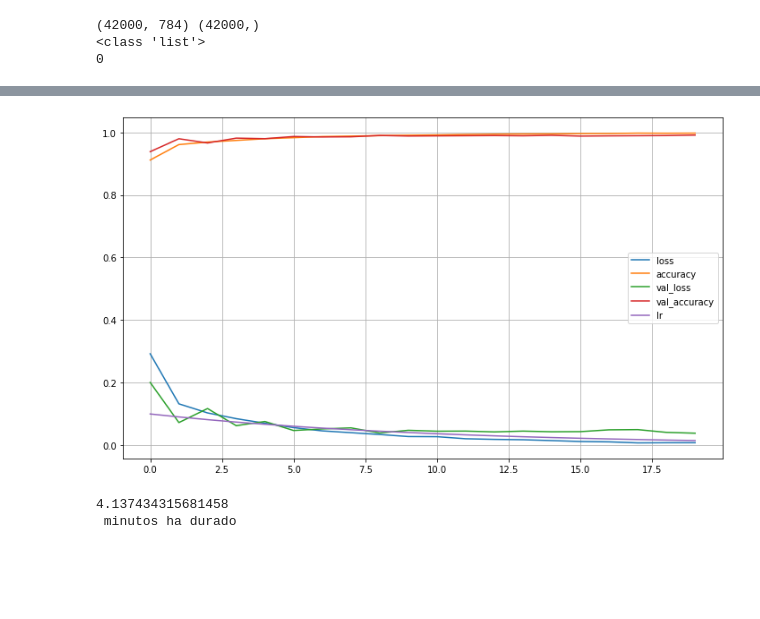
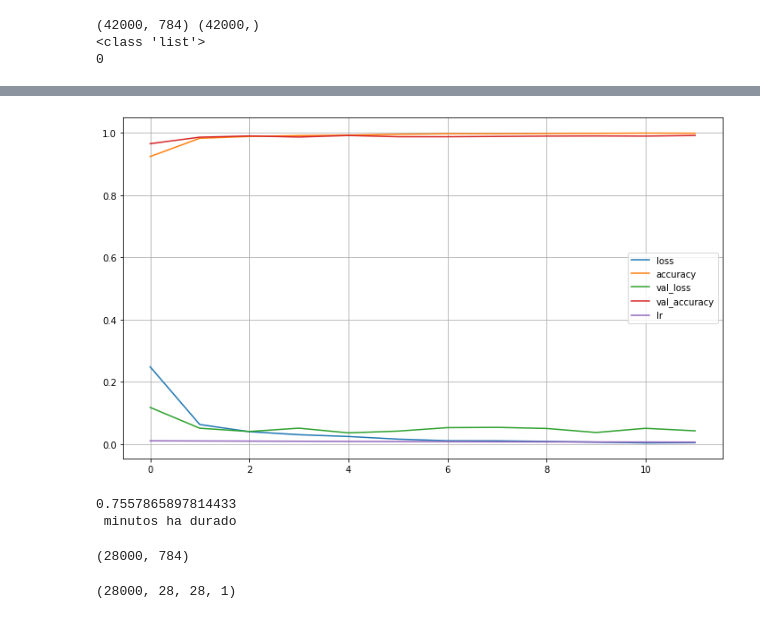
Before and after one commit to Anlu-Chen/Digit_recognizer, a Jupyter notebook: Digit_recognizer.ipynb, the cells around one changed output, grey strips where cells are left out. Saved outputs shown, nothing was run; the diff lists cells and outputs as text; code cells hidden in the pictures; blank space fills up the shorter version.

```diff
--- a/Digit_recognizer.ipynb
+++ b/Digit_recognizer.ipynb
@@ -34,16 +34,17 @@ numeros_random = np.array(numeros) #pasar la lista a vector
 <class 'list'>
 0
 # %%
-train_data= data_images[numeros_random[0:38000],:]
-train_number= data_number[numeros_random[0:38000]]
-test_data= data_images[numeros_random[38000:42000],:]
-test_number=data_number[numeros_random[38000:42000]]
+train_data= data_images[numeros_random[0:40000],:]
+train_number= data_number[numeros_random[0:40000]]
+test_data= data_images[numeros_random[40000:42000],:]
+test_number=data_number[numeros_random[40000:42000]]
 print(train_data.shape,
       train_number.shape,
       test_data.shape,
       test_number.shape)
-example = np.reshape(train_data,(38000,28,28))
+example = np.reshape(train_data,(40000,28,28))
 plt.imshow(np.asarray(example[12]),cmap='gray')
 plt.colorbar()
 plt.show()
+print(train_number[12])
 # %% [output]
@@ -52,74 +67,77 @@ plt.show()
 # %%
-train_images0 = np.reshape(train_data,(38000,28,28,1))
+train_images0 = np.reshape(train_data,(40000,28,28,1))
 train_images = train_images0/255.0
-test_images0 = np.reshape(test_data,(4000,28,28,1))
+test_images0 = np.reshape(test_data,(2000,28,28,1))
 test_images = test_images0/255.0
 # %%
-
 # Entrenamiento de red CNN.
 tic=time.time()
 
 model = tf.keras.models.Sequential([
-        tf.keras.layers.Conv2D(32, kernel_size=(2,2),input_shape=train_images[0].shape),
-        tf.keras.layers.BatchNormalization(),
+        tf.keras.layers.Conv2D(32, kernel_size=(5,5),padding = 'same', input_shape=train_images[0].shape),
+        #tf.keras.layers.BatchNormalization(),
         tf.keras.layers.Activation('elu'),
         tf.keras.layers.MaxPooling2D(2,2),
-        tf.keras.layers.Conv2D(64, kernel_size=(2,2)),
-        tf.keras.layers.BatchNormalization(),
+        tf.keras.layers.Conv2D(32, kernel_size=(5,5), padding = 'same' ),
+        #tf.keras.layers.BatchNormalization(),
         tf.keras.layers.Activation('elu'),
         tf.keras.layers.MaxPooling2D(2,2),
-        tf.keras.layers.Conv2D(128, kernel_size=(2,2)),
-        tf.keras.layers.BatchNormalization(),
+        tf.keras.layers.Conv2D(64, kernel_size=(3,3), padding = 'same' ),
+        #tf.keras.layers.BatchNormalization(),
+        tf.keras.layers.Activation('elu'),
+        tf.keras.layers.MaxPooling2D(2,2),
+        tf.keras.layers.Conv2D(128, kernel_size=(2,2),padding = 'same'),
+        #tf.keras.layers.BatchNormalization(),
         tf.keras.layers.Activation('elu'),
         tf.keras.layers.MaxPooling2D(2,2),
         tf.keras.layers.Flatten(),
 
         tf.keras.layers.Dense(2048,kernel_initializer='random_normal',bias_initializer='zeros', use_bias=True),
-        tf.keras.layers.BatchNormalization(),
+        #tf.keras.layers.BatchNormalization(),
         tf.keras.layers.Activation('elu'),
         tf.keras.layers.Dense(1024, use_bias=True),
-        tf.keras.layers.BatchNormalization(),
+        #tf.keras.layers.BatchNormalization(),
         tf.keras.layers.Activation('elu'),
         tf.keras.layers.Dense(512, use_bias=True),
-        tf.keras.layers.BatchNormalization(),
+        #tf.keras.layers.BatchNormalization(),
         tf.keras.layers.Activation('elu'),
         tf.keras.layers.Dense(256, use_bias=True),
-        tf.keras.layers.BatchNormalization(),
+        #tf.keras.layers.BatchNormalization(),
         tf.keras.layers.Activation('elu'),
         tf.keras.layers.Dense(128, use_bias=True),
-        tf.keras.layers.BatchNormalization(),
+        #tf.keras.layers.BatchNormalization(),
         tf.keras.layers.Activation('elu'),
         tf.keras.layers.Dense(128, use_bias=True),
-        tf.keras.layers.BatchNormalization(),
+        #tf.keras.layers.BatchNormalization(),
         tf.keras.layers.Activation('elu'),
         tf.keras.layers.Dense(128, use_bias=True),
-        tf.keras.layers.BatchNormalization(),
+        #tf.keras.layers.BatchNormalization(),
         tf.keras.layers.Activation('elu'),
         tf.keras.layers.Dense(10, activation='softmax', use_bias=True)])
 ############################################################################
 # Compilamos el modelo
 # Definimos como va a ser el ratio de aprendizaje exponencial.
 
-opt=tf.keras.optimizers.SGD(momentum=0.9, nesterov=True, name='SGD')
+opt=tf.keras.optimizers.SGD(momentum=0.95, nesterov=True, name='SGD')
 model.compile(
     optimizer=opt,
     loss='sparse_categorical_crossentropy',
     metrics=['accuracy'])
 
-initial_learning_rate = 0.1
+initial_learning_rate = 0.01
 def lr_exp_decay(epoch, learning_rate):
-    k = 0.1
+    k = 0.05
     return initial_learning_rate * math.exp(-k*epoch)
 
 # Ajustamos el modelo.
 training_history = model.fit(
         train_images,
         train_number,
-        batch_size=20,
-        epochs=20,
+        batch_size=50,
+        epochs=12,
         validation_data=(test_images, test_number),
-        callbacks=[LearningRateScheduler(lr_exp_decay, verbose=1)]
-        )
+        callbacks=[LearningRateScheduler(lr_exp_decay, verbose=1)])
+
 
 ############################################################################
 # Pintamos el modelo
@@ -150,4 +168,15 @@ Non-trainable params: 8,896
 _________________________________________________________________
-[figure, old version]
+[figure, new version]
-4.137434315681458
+0.7557865897814433
  minutos ha durado
+# %%
+test = np.loadtxt('/content/drive/MyDrive/mnist clasif_numeros/test.csv', delimiter=',',skiprows=1)
+print(test.shape)
+# %% [output]
+(28000, 784)
+# %%
+#test_images = test[0:28000, 0:784]
+test_images = np.reshape(test,(28000,28,28,1))
+print(test_images.shape)
+# %% [output]
+(28000, 28, 28, 1)
```
Also changed, not shown: parts of 6 cells of this notebook.
